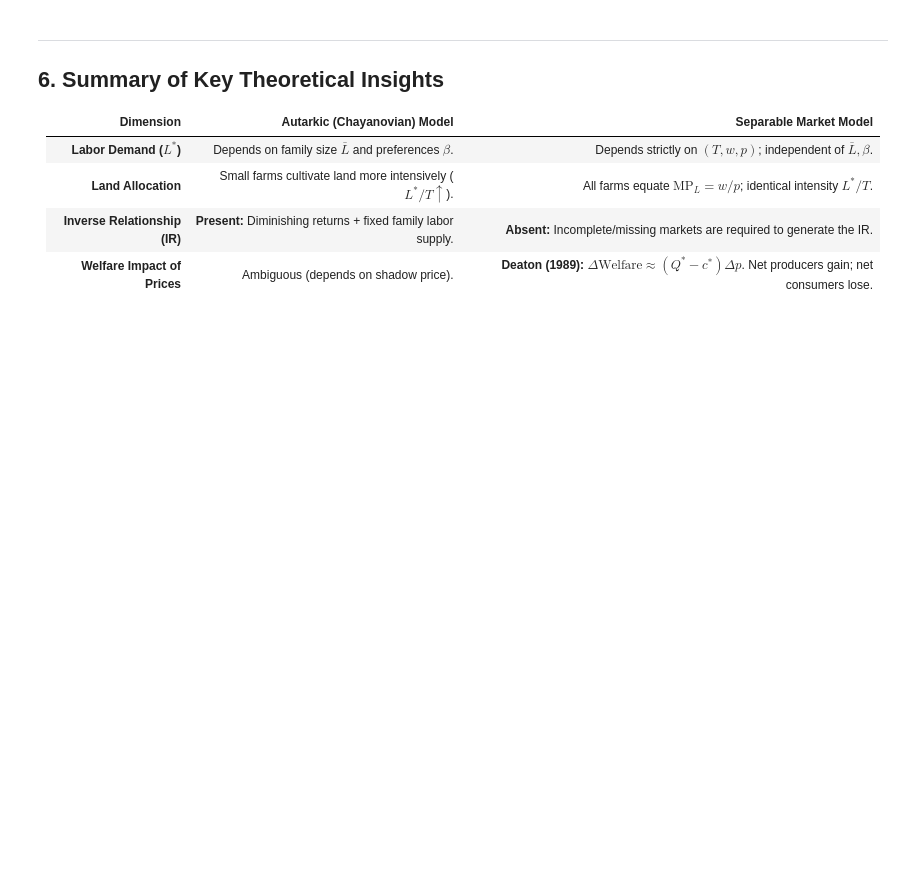
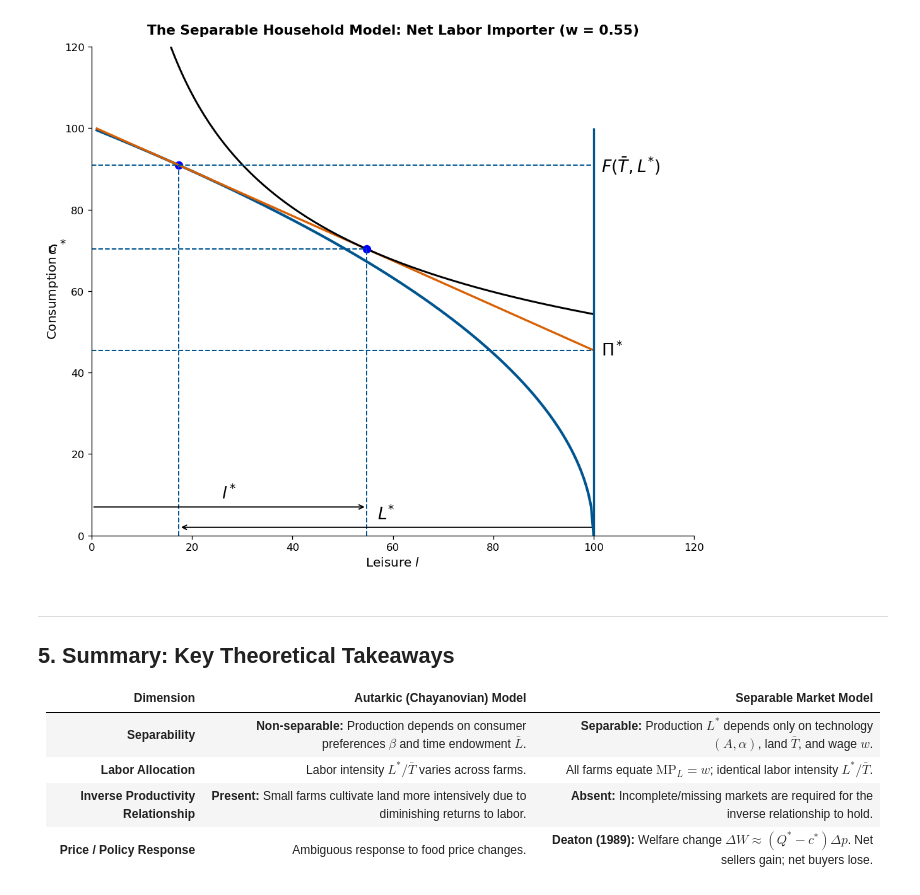
Before and after one commit to jhconning/hunter_eco701, a Jupyter notebook: notebooks/farm_household.ipynb, the cells around one changed output. Cells and saved outputs as stored; diff of their text form; code cells hidden in the pictures; blank space fills up the shorter version.

```diff
--- a/notebooks/farm_household.ipynb
+++ b/notebooks/farm_household.ipynb
@@ -302,11 +250,24 @@ fig_interactive
+# %%
+fig, ax = plt.subplots(figsize=(9, 7.5), dpi=120)
+plot_production(TBAR, LBAR, W * 0.55, ax)
+plot_farmconsumption(TBAR, LBAR, W * 0.55, ax)
+ax.set_title("The Separable Household Model: Net Labor Importer (w = 0.55)", fontsize=13, fontweight='bold', pad=12)
+ax.set_xlim(0, LBAR + 20)
+ax.set_ylim(0, F(TBAR, LBAR) + 20)
+ax.set_xlabel(r'Leisure $l$', fontsize=12)
+ax.set_ylabel(r'Consumption $c$', fontsize=12)
+plt.tight_layout()
+plt.show()
+# %% [output]
+[figure, added]
 # %% [markdown]
 ---
 
-## 6. Summary of Key Theoretical Insights
+## 5. Summary: Key Theoretical Takeaways
 
 | Dimension | Autarkic (Chayanovian) Model | Separable Market Model |
 | :--- | :--- | :--- |
-| **Labor Demand ($L^*$)** | Depends on family size $\bar{L}$ and preferences $\beta$. | Depends strictly on $(T, w, p)$; independent of $\bar{L}, \beta$. |
-| **Land Allocation** | Small farms cultivate land more intensively ($L^*/T \uparrow$). | All farms equate $\text{MP}_L = w/p$; identical intensity $L^*/T$. |
-| **Inverse Relationship (IR)** | **Present:** Diminishing returns + fixed family labor supply. | **Absent:** Incomplete/missing markets are required to generate the IR. |
-| **Welfare Impact of Prices** | Ambiguous (depends on shadow price). | **Deaton (1989):** $\Delta \text{Welfare} \approx (Q^* - c^*) \Delta p$. Net producers gain; net consumers lose. |
+| **Separability** | **Non-separable:** Production depends on consumer preferences $\beta$ and time endowment $\bar{L}$. | **Separable:** Production $L^*$ depends only on technology $(A, \alpha)$, land $\bar{T}$, and wage $w$. |
+| **Labor Allocation** | Labor intensity $L^*/\bar{T}$ varies across farms. | All farms equate $\text{MP}_L = w$; identical labor intensity $L^*/\bar{T}$. |
+| **Inverse Productivity Relationship** | **Present:** Small farms cultivate land more intensively due to diminishing returns to labor. | **Absent:** Incomplete/missing markets are required for the inverse relationship to hold. |
+| **Price / Policy Response** | Ambiguous response to food price changes. | **Deaton (1989):** Welfare change $\Delta W \approx (Q^* - c^*) \Delta p$. Net sellers gain; net buyers lose. |
```
Also changed, not shown: parts of 18 cells of this notebook, 1 other file.
